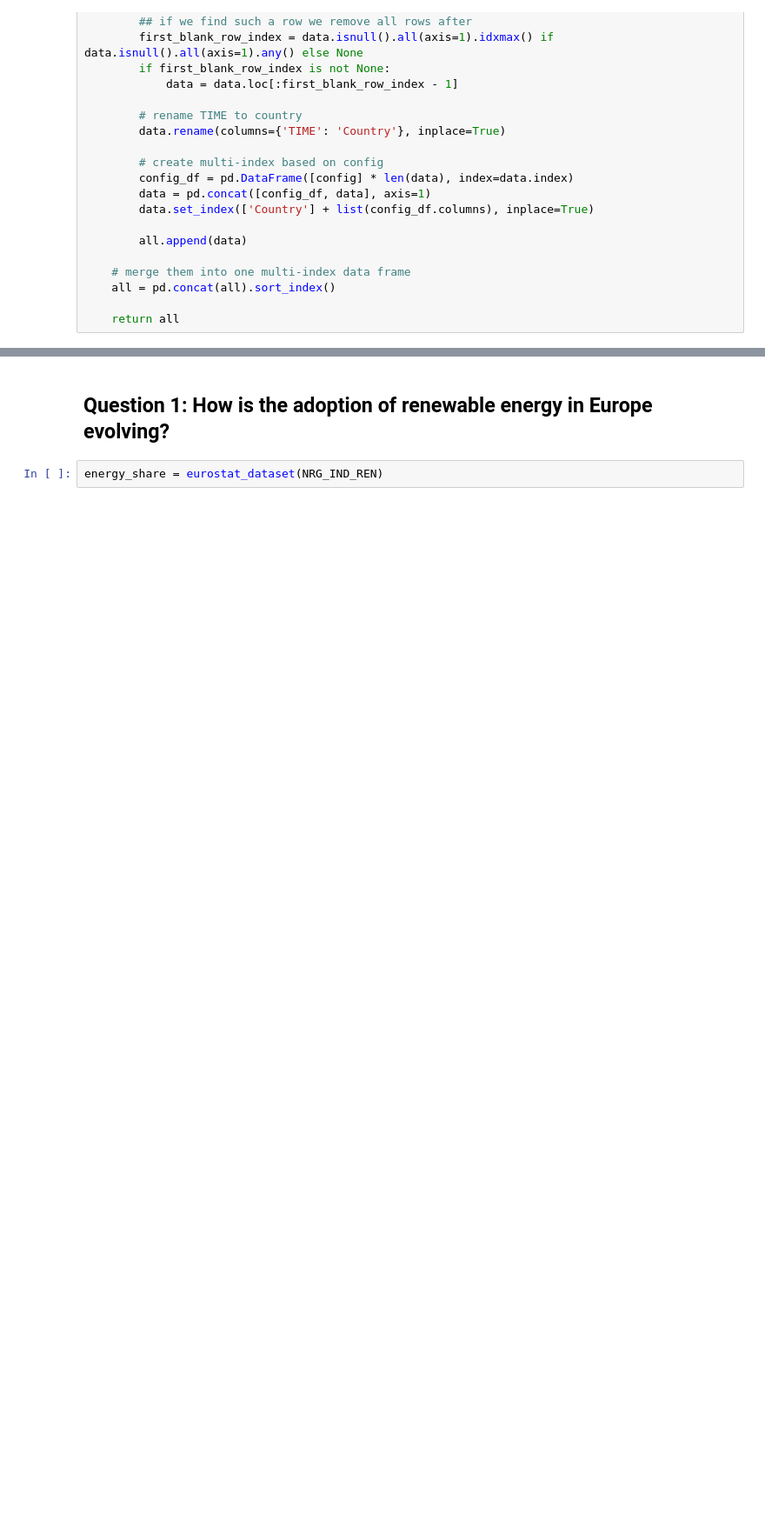
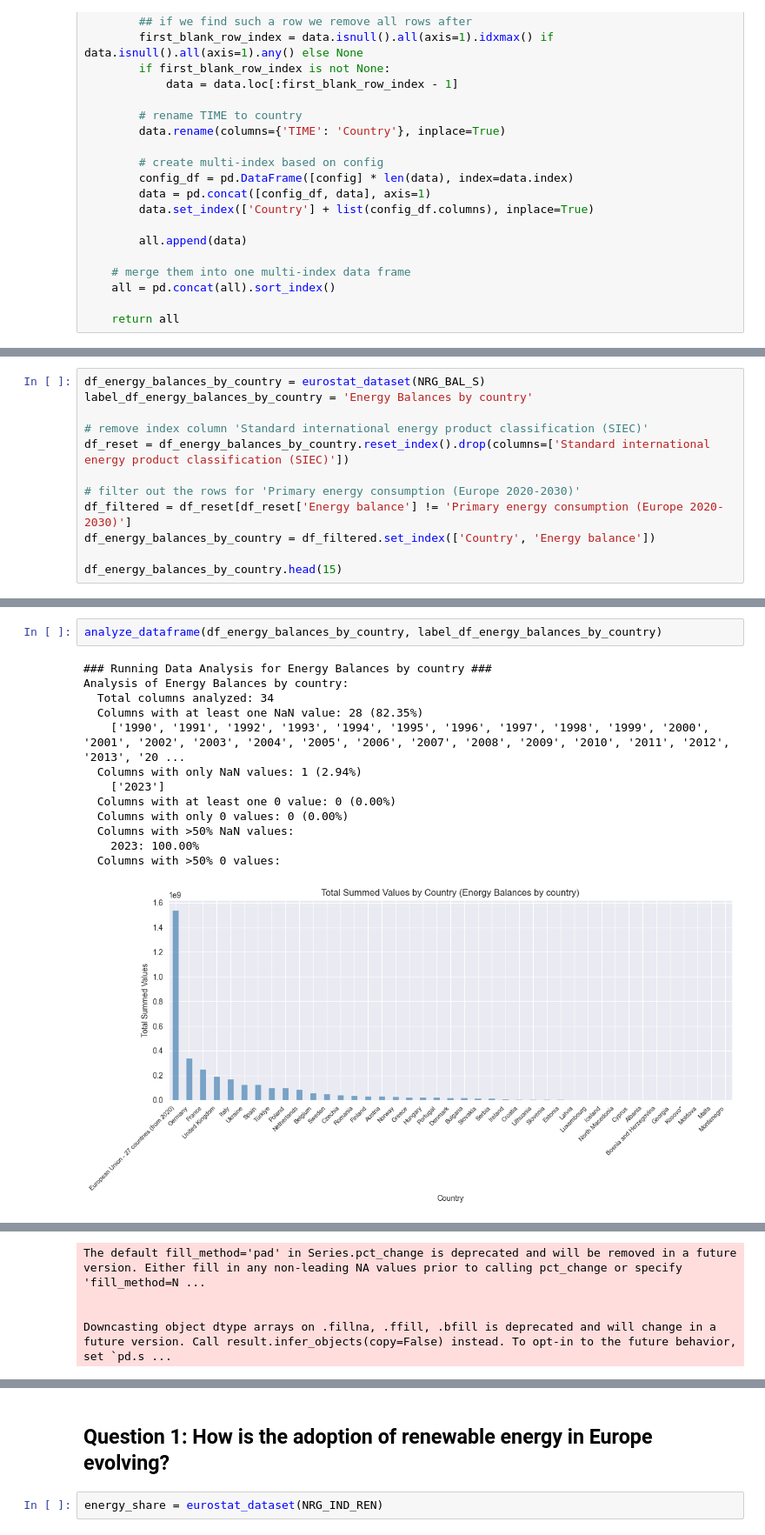
Before and after one commit to mazinator/DOPP-Group37, a Jupyter notebook: src/analysis.ipynb, the cells around one changed output, grey strips where cells are left out. Shown at 87% size. Saved outputs shown, nothing was run; the diff lists cells and outputs as text; blank space fills up the shorter version.

Commit message:
first batch of larger changes
- added another dataset which arised and maybe could be interesting
- set up some structure inside the notebook
- set some TODOs
- started with analysis of the data

```diff
--- a/src/analysis.ipynb
+++ b/src/analysis.ipynb
@@ -77,0 +437,12 @@ def eurostat_dataset(path: str) -> pd.DataFrame:
+# %%
+df_energy_balances_by_country = eurostat_dataset(NRG_BAL_S)
+label_df_energy_balances_by_country = 'Energy Balances by country'
+
+# remove index column 'Standard international energy product classification (SIEC)'
+df_reset = df_energy_balances_by_country.reset_index().drop(columns=['Standard international energy product classification (SIEC)'])
+
+# filter out the rows for 'Primary energy consumption (Europe 2020-2030)'
+df_filtered = df_reset[df_reset['Energy balance'] != 'Primary energy consumption (Europe 2020-2030)']
+df_energy_balances_by_country = df_filtered.set_index(['Country', 'Energy balance'])
+
+df_energy_balances_by_country.head(15)
@@ -77,0 +468,16 @@ def eurostat_dataset(path: str) -> pd.DataFrame:
+# %%
+analyze_dataframe(df_energy_balances_by_country, label_df_energy_balances_by_country)
+# %% [output]
+### Running Data Analysis for Energy Balances by country ###
+Analysis of Energy Balances by country:
+  Total columns analyzed: 34
+  Columns with at least one NaN value: 28 (82.35%)
+    ['1990', '1991', '1992', '1993', '1994', '1995', '1996', '1997', '1998', '1999', '2000', '2001', '2002', '2003', '2004', '2005', '2006', '2007', '2008', '2009', '2010', '2011', '2012', '2013', '20 ...
+  Columns with only NaN values: 1 (2.94%)
+    ['2023']
+  Columns with at least one 0 value: 0 (0.00%)
+  Columns with only 0 values: 0 (0.00%)
+  Columns with >50% NaN values:
+    2023: 100.00%
+  Columns with >50% 0 values:
+[figure, added]
@@ -77,0 +487,4 @@ def eurostat_dataset(path: str) -> pd.DataFrame:
+The default fill_method='pad' in Series.pct_change is deprecated and will be removed in a future version. Either fill in any non-leading NA values prior to calling pct_change or specify 'fill_method=N ...
+
+
+Downcasting object dtype arrays on .fillna, .ffill, .bfill is deprecated and will change in a future version. Call result.infer_objects(copy=False) instead. To opt-in to the future behavior, set `pd.s ...
```
Also changed, not shown: parts of 28 cells of this notebook, 3 other files.
